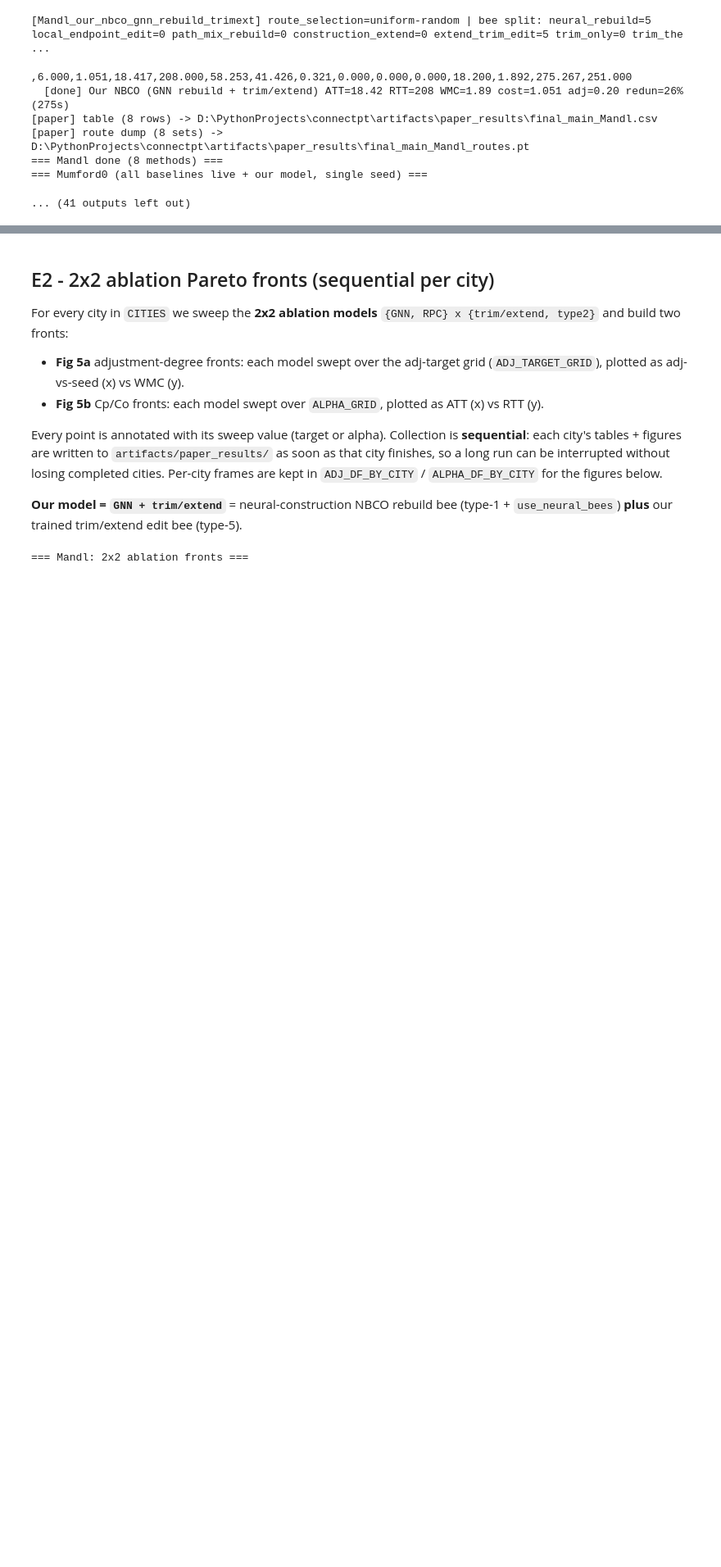
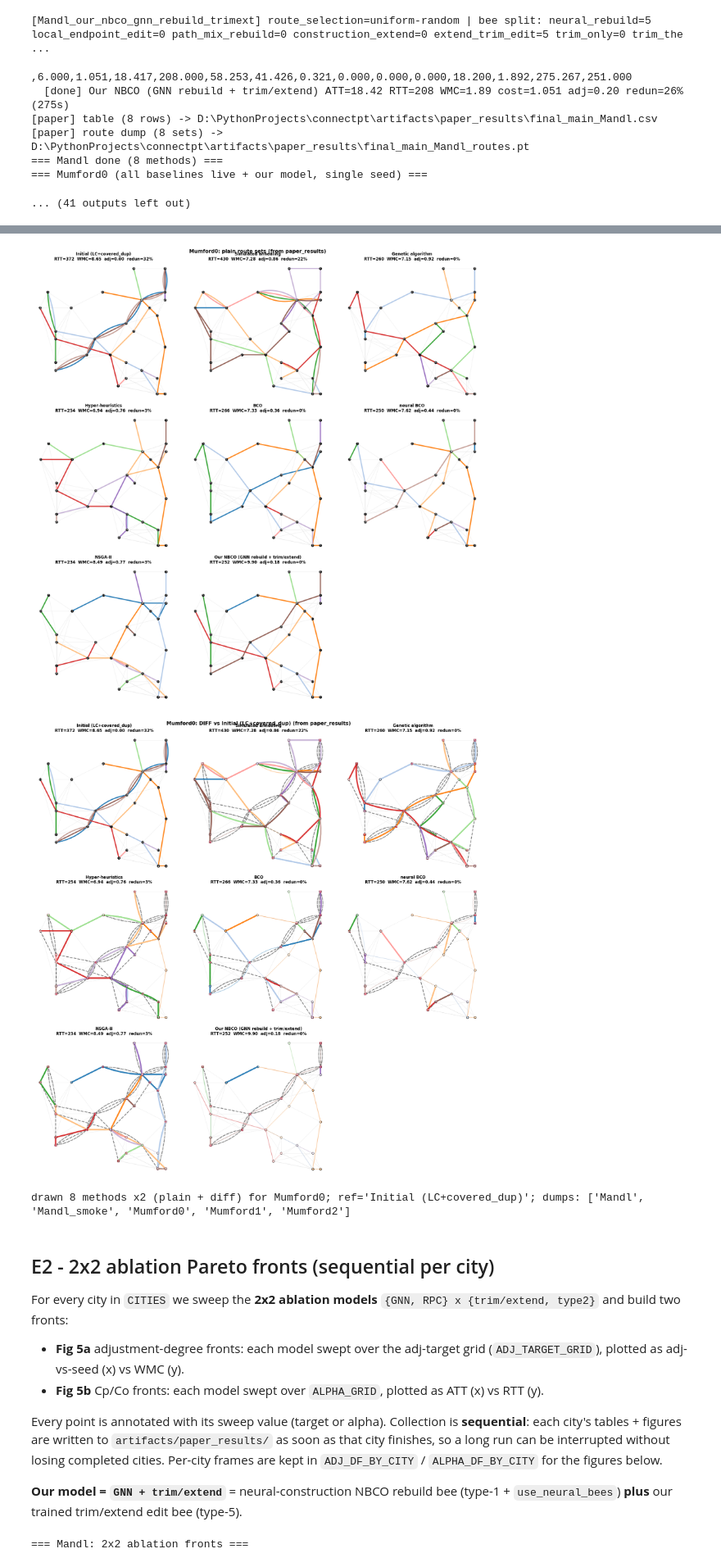
Before and after one commit to alexandermorozzov/connectpt, a Jupyter notebook: examples/route_generator/paper_combined.ipynb, the cells around one changed output, grey strips where cells are left out. Shown at 82% size. Cells and saved outputs as stored; diff of their text form; code cells hidden in the pictures; blank space fills up the shorter version.

Commit message:
routes vis

```diff
--- a/examples/route_generator/paper_combined.ipynb
+++ b/examples/route_generator/paper_combined.ipynb
@@ -2035,3 +2039,70 @@ WARNING:root:NSGA-II: seed_routes violates a cost-module constraint (n_stops_oob
+# %%
+# Autonomous route-set visualisation (reads paper_results dumps; two versions:
+# (1) plain route sets, (2) diff vs the initial network).
+import math
+import torch
+import pandas as pd
+import matplotlib.pyplot as plt
+from eval_lib.results_io import ARTIFACTS_DIR
+from eval_lib import plots as route_plots
+from eval_lib import as_route_tensor
+
+VIZ_CITY = "Mumford0"          # which city's saved routes to draw
+VIZ_OVERLAP_CURVES = True   # overlap "ribbons"; set False for dense Mumford networks
+VIZ_NCOL = 3
+
+_prdir = ARTIFACTS_DIR / "paper_results"
+_ptf = _prdir / f"final_main_{VIZ_CITY}_routes.pt"
+assert _ptf.exists(), f"no route dump: {_ptf} (run E1 for {VIZ_CITY} first)"
+_dump = torch.load(_ptf, weights_only=False)
+_routes, _coords, _adj = _dump["routes"], _dump["coords"], _dump["street_adj"]
+_methods = list(_routes)
+
+# initial network = reference for the diff version
+_ref_key = next((m for m in _methods if "Initial" in m), _methods[0])
+_ref_rt = as_route_tensor(_routes[_ref_key]); _ref_rr = _ref_rt[0] if _ref_rt.ndim == 3 else _ref_rt
+
+# optional metric subtitle from the matching results table
+_sub = {}
+_csvf = _prdir / f"final_main_{VIZ_CITY}.csv"
+if _csvf.exists():
+    _df = pd.read_csv(_csvf).set_index("method")
+    for _m, _r in _df.iterrows():
+        _sub[_m] = (f"RTT={_r['RTT']:.0f}  WMC={_r['WMC']:.2f}  "
+                    f"adj={_r['adj_vs_seed']:.2f}  redun={_r['redun%']:.0f}%")
+
+
+def _draw_grid(diff):
+    _nrow = math.ceil(len(_methods) / VIZ_NCOL)
+    fig, axes = plt.subplots(_nrow, VIZ_NCOL, figsize=(6.5 * VIZ_NCOL, 6.5 * _nrow), squeeze=False)
+    for _ax, _method in zip(axes.flat, _methods):
+        _rt = as_route_tensor(_routes[_method]); _rr = _rt[0] if _rt.ndim == 3 else _rt
+        try:
+            if diff and _method != _ref_key:
+                route_plots.plot_route_diff(_ax, _rr, _ref_rr, _coords, _adj, title=_method,
+                                            subtitle=_sub.get(_method, ""), palette="tab20",
+                                            with_overlap_curves=VIZ_OVERLAP_CURVES)
+            else:
+                route_plots.plot_plain_route_set(_ax, _rr, _coords, _adj, title=_method,
+                                                 subtitle=_sub.get(_method, ""), palette="tab20",
+                                                 with_overlap_curves=VIZ_OVERLAP_CURVES)
+        except Exception as exc:
+            _ax.set_title(f"{_method}: plot failed ({exc})")
+    for _ax in axes.flat[len(_methods):]:
+        _ax.axis("off")
+    _kind = f"DIFF vs {_ref_key}" if diff else "plain route sets"
+    fig.suptitle(f"{VIZ_CITY}: {_kind} (from paper_results)", fontsize=15, fontweight="bold")
+    plt.tight_layout(); plt.show(); plt.close(fig)
+
+
+_draw_grid(diff=False)   # version 1: plain route sets
+_draw_grid(diff=True)    # version 2: diff vs the initial network (dashed grey = removed, bold = new)
+print(f"drawn {len(_methods)} methods x2 (plain + diff) for {VIZ_CITY}; ref={_ref_key!r}; "
+      f"dumps: {[p.stem.replace('final_main_','').replace('_routes','') for p in sorted(_prdir.glob('final_main_*_routes.pt'))]}")
+# %% [output]
+[figure, added]
+[figure, added]
+drawn 8 methods x2 (plain + diff) for Mumford0; ref='Initial (LC+covered_dup)'; dumps: ['Mandl', 'Mandl_smoke', 'Mumford0', 'Mumford1', 'Mumford2']
 # %% [markdown]
 ## E2 - 2x2 ablation Pareto fronts (sequential per city)
 
```
Also changed, not shown: parts of 1 cell of this notebook.
